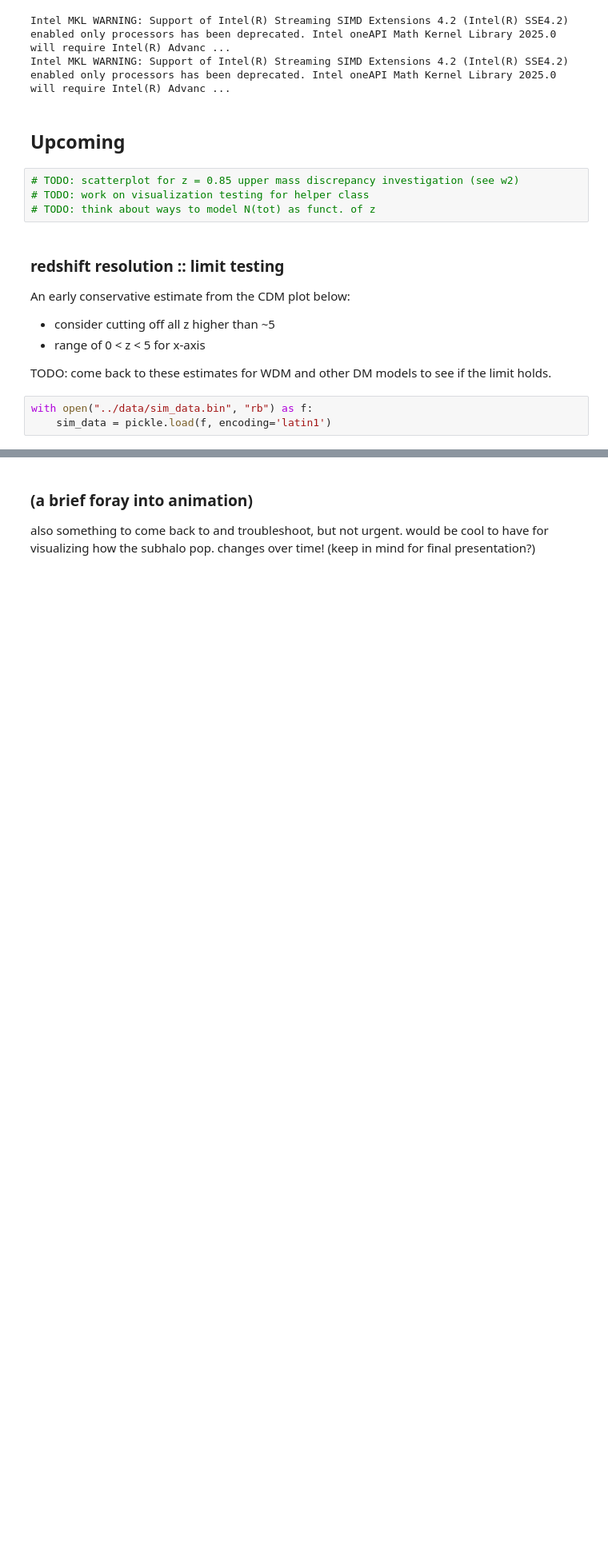
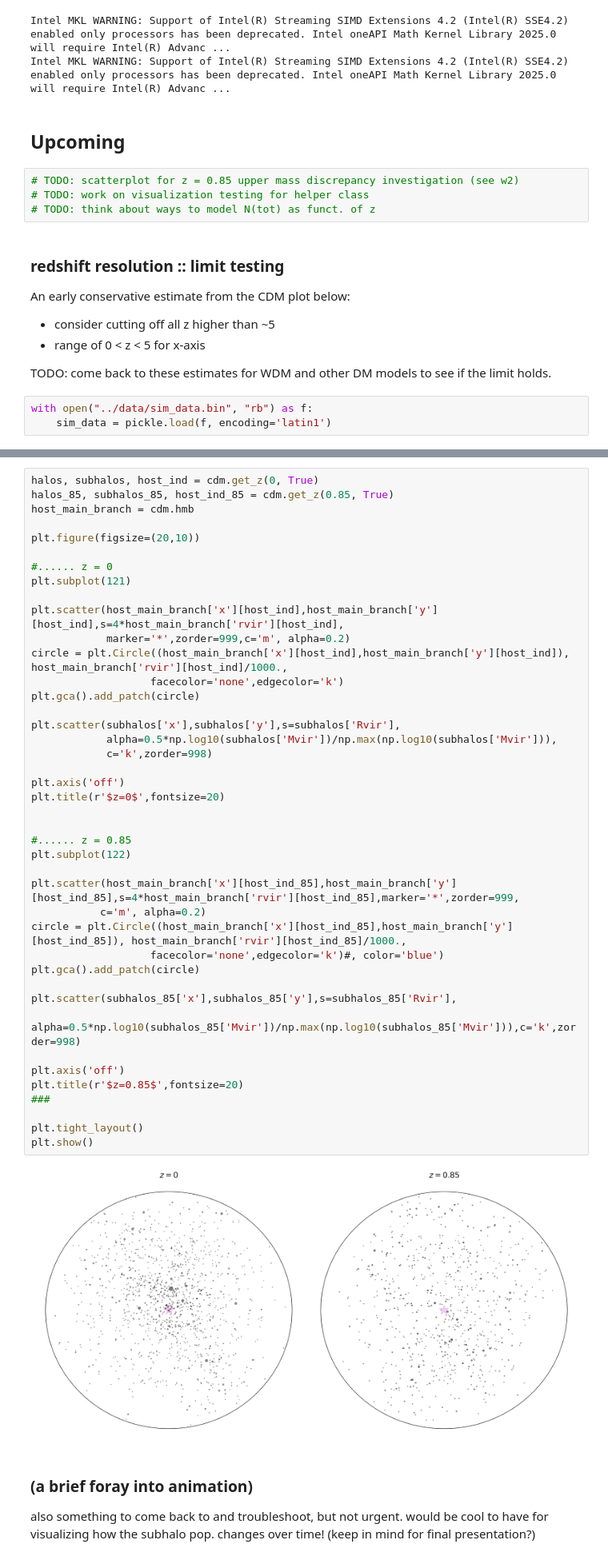
Before and after one commit to theotherlogan/nsbp-2023, a Jupyter notebook: notebooks/w3_work.ipynb, the cells around one changed output, grey strips where cells are left out. Shown at 80% size. Drawn from its saved outputs; the diff is of its cells as text; blank space fills up the shorter version.

Commit message:
adding z = 0.85 scatterplot for high mass halos

```diff
--- a/notebooks/w3_work.ipynb
+++ b/notebooks/w3_work.ipynb
@@ -105,3 +108,47 @@ plt.show()
+# %%
+halos, subhalos, host_ind = cdm.get_z(0, True)
+halos_85, subhalos_85, host_ind_85 = cdm.get_z(0.85, True)
+host_main_branch = cdm.hmb
+
+plt.figure(figsize=(20,10))
+
+#...... z = 0
+plt.subplot(121)
+
+plt.scatter(host_main_branch['x'][host_ind],host_main_branch['y'][host_ind],s=4*host_main_branch['rvir'][host_ind],
+            marker='*',zorder=999,c='m', alpha=0.2)
+circle = plt.Circle((host_main_branch['x'][host_ind],host_main_branch['y'][host_ind]), host_main_branch['rvir'][host_ind]/1000.,
+                   facecolor='none',edgecolor='k')
+plt.gca().add_patch(circle)
+
+plt.scatter(subhalos['x'],subhalos['y'],s=subhalos['Rvir'],
+            alpha=0.5*np.log10(subhalos['Mvir'])/np.max(np.log10(subhalos['Mvir'])),
+            c='k',zorder=998)
+
+plt.axis('off')
+plt.title(r'$z=0$',fontsize=20)
+
+
+#...... z = 0.85
+plt.subplot(122)
+
+plt.scatter(host_main_branch['x'][host_ind_85],host_main_branch['y'][host_ind_85],s=4*host_main_branch['rvir'][host_ind_85],marker='*',zorder=999,
+           c='m', alpha=0.2)
+circle = plt.Circle((host_main_branch['x'][host_ind_85],host_main_branch['y'][host_ind_85]), host_main_branch['rvir'][host_ind_85]/1000.,
+                   facecolor='none',edgecolor='k')#, color='blue')
+plt.gca().add_patch(circle)
+
+plt.scatter(subhalos_85['x'],subhalos_85['y'],s=subhalos_85['Rvir'],
+            alpha=0.5*np.log10(subhalos_85['Mvir'])/np.max(np.log10(subhalos_85['Mvir'])),c='k',zorder=998)
+
+plt.axis('off')
+plt.title(r'$z=0.85$',fontsize=20)
+###
+
+plt.tight_layout()
+plt.show()
+# %% [output]
+[figure, added]
 # %% [markdown]
 ### (a brief foray into animation)
 also something to come back to and troubleshoot, but not urgent. would be cool to have for visualizing how the subhalo pop. changes over time!
```
Also changed, not shown: parts of 2 cells of this notebook.
